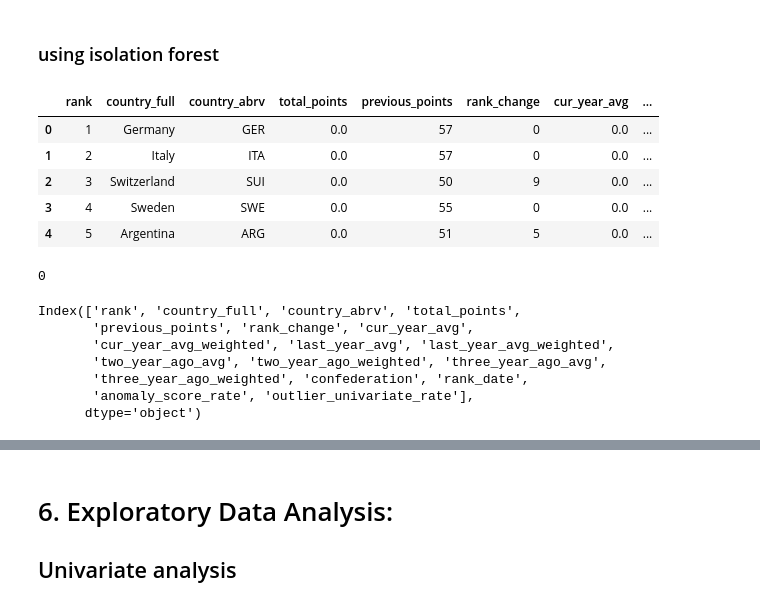
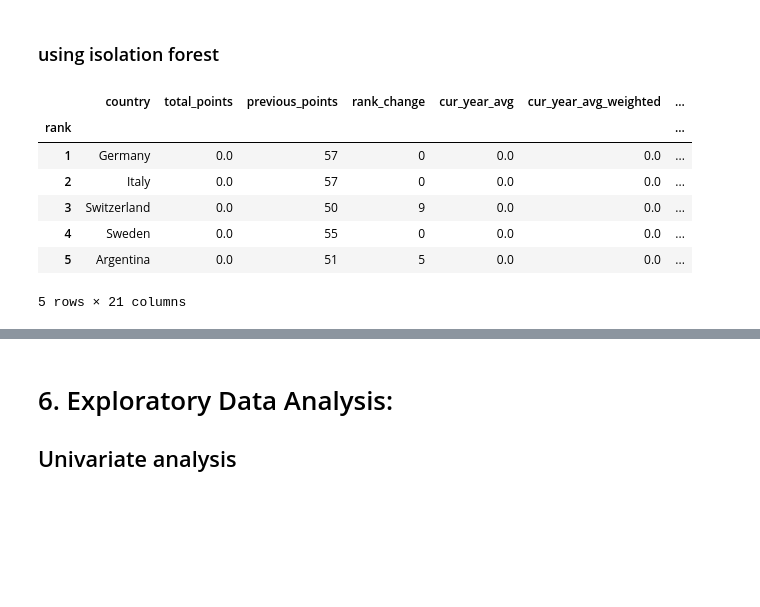
Before and after one commit to whiteroserobot/Mchezopesa-Ltd-football-prediction, a Jupyter notebook: ipweek 6.ipynb, the cells around one changed output, grey strips where cells are left out. Saved outputs shown, nothing was run; the diff lists cells and outputs as text; code cells hidden in the pictures; blank space fills up the shorter version.

```diff
--- a/ipweek 6.ipynb
+++ b/ipweek 6.ipynb
@@ -212,0 +225,5 @@ plt.show()
+# %%
+# renaming columns
+
+foota.rename(columns={'country_full': 'country'}, inplace=True)
+foota.head()
@@ -212,0 +237,7 @@ plt.show()
+# %%
+# make rank index
+foota.set_index(['rank'], inplace= True)
+# %%
+# dealing with white spaces
+foota.columns = foota.columns.str.strip().str.lower().str.replace(' ', '_').str.replace('(', '').str.replace(')', '')
+foota.columns
@@ -256 +290,5 @@ ranking.isnull().sum().sum()
+# %%
+# Dealing with the Missing Data
+#
+foota.dropna(inplace=True)
 # %%
@@ -305,34 +318,18 @@ results.drop_duplicates().head()
 # %%
 # rank
 
 from sklearn.ensemble import IsolationForest
-isolation_forest = IsolationForest(n_estimators=1000, contamination=0.08)
-isolation_forest.fit(ranking['total_points'].values.reshape(-1, 1))
-ranking['anomaly_score_rate'] = isolation_forest.decision_function(ranking['rank'].values.reshape(-1, 1))
-ranking['outlier_univariate_rate'] = isolation_forest.predict(ranking['rank'].values.reshape(-1, 1))
-ranking.head()
+isolation_forest = IsolationForest(n_estimators=1000, contamination=float(0.1))
+isolation_forest.fit(foota['total_points'].values.reshape(-1, 1))
+foota['anomaly_score_rate'] = isolation_forest.decision_function(foota['total_points'].values.reshape(-1, 1))
+foota['anomaly'] = isolation_forest.predict(foota['total_points'].values.reshape(-1, 1))
+foota.head()
 # %% [output]
-|  | rank | country_full | country_abrv | total_points | previous_points | rank_change | cur_year_avg | ... |
-| 0 | 1 | Germany | GER | 0.0 | 57 | 0 | 0.0 | ... |
-| 1 | 2 | Italy | ITA | 0.0 | 57 | 0 | 0.0 | ... |
-| 2 | 3 | Switzerland | SUI | 0.0 | 50 | 9 | 0.0 | ... |
-| 3 | 4 | Sweden | SWE | 0.0 | 55 | 0 | 0.0 | ... |
-| 4 | 5 | Argentina | ARG | 0.0 | 51 | 5 | 0.0 | ... |
+|  | country | total_points | previous_points | rank_change | cur_year_avg | cur_year_avg_weighted | ... |
+| rank |  |  |  |  |  |  | ... |
+| 1 | Germany | 0.0 | 57 | 0 | 0.0 | 0.0 | ... |
+| 2 | Italy | 0.0 | 57 | 0 | 0.0 | 0.0 | ... |
+| 3 | Switzerland | 0.0 | 50 | 9 | 0.0 | 0.0 | ... |
+| 4 | Sweden | 0.0 | 55 | 0 | 0.0 | 0.0 | ... |
+| 5 | Argentina | 0.0 | 51 | 5 | 0.0 | 0.0 | ... |
+5 rows × 21 columns
-# %%
-# More data cleaning procedures
-#confirming no missing data
-print(ranking.isnull().sum().sum())
-# %% [output]
-0
-# %%
-# Fixing messy column names
-ranking.columns = ranking.columns.str.strip().str.lower().str.replace(' ', '_').str.replace('(', '').str.replace(')', '')
-ranking.columns
-# %% [output]
-Index(['rank', 'country_full', 'country_abrv', 'total_points',
-       'previous_points', 'rank_change', 'cur_year_avg',
-       'cur_year_avg_weighted', 'last_year_avg', 'last_year_avg_weighted',
-       'two_year_ago_avg', 'two_year_ago_weighted', 'three_year_ago_avg',
-       'three_year_ago_weighted', 'confederation', 'rank_date',
-       'anomaly_score_rate', 'outlier_univariate_rate'],
-      dtype='object')
```
Also changed, not shown: parts of 64 cells of this notebook.
